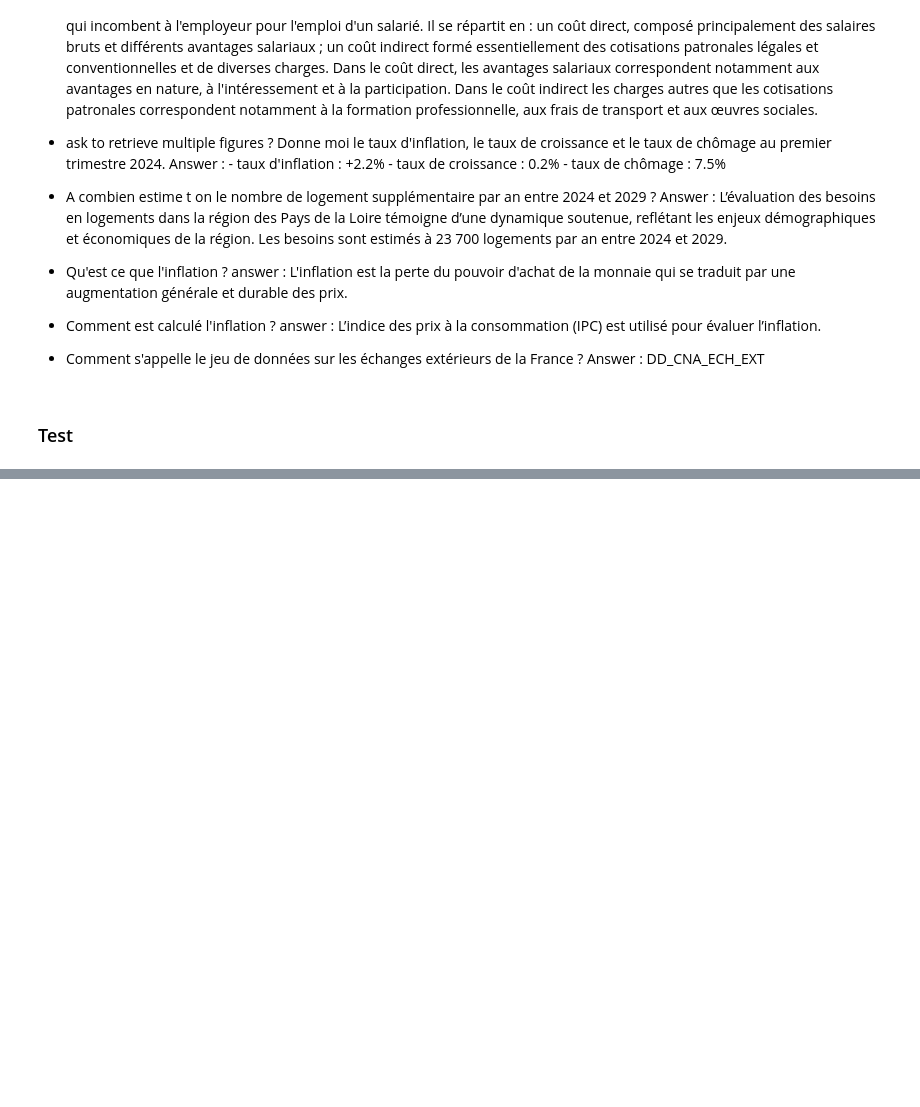
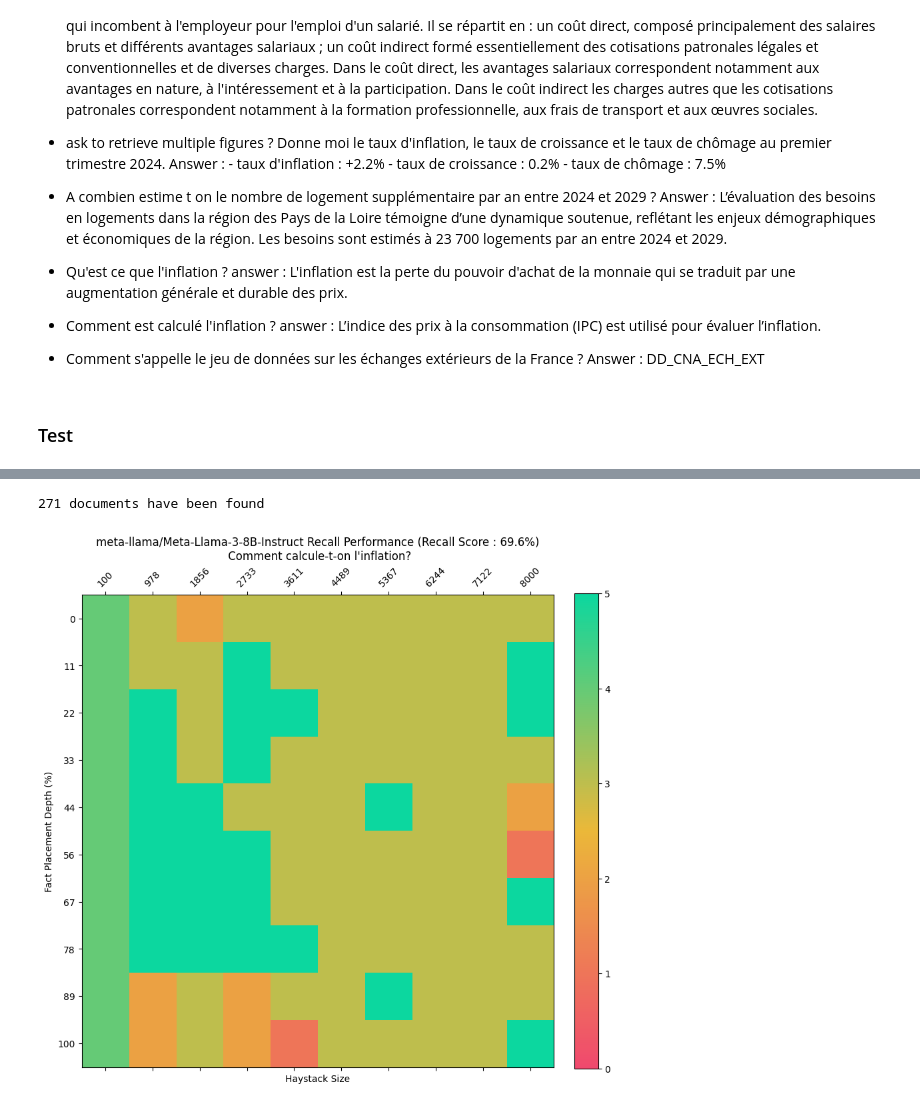
Before and after one commit to InseeFrLab/llm-open-data-insee, a Jupyter notebook: notebooks/llm_recall.ipynb, the cells around one changed output, grey strips where cells are left out. Drawn from its saved outputs; the diff is of its cells as text; code cells hidden in the pictures; blank space fills up the shorter version.

```diff
--- a/notebooks/llm_recall.ipynb
+++ b/notebooks/llm_recall.ipynb
@@ -821,0 +852,6 @@ The following 100 context_lenght & depth percentages will be tested :  [(100, 0)
+# %%
+res = llm_tester.load_results(results_dir="./results", model_name = "meta-llama/Meta-Llama-3-8B-Instruct", version=2)
+llm_tester.plot(results=res)
+# %% [output]
+271 documents have been found
+[figure, added]
```
Also changed, not shown: parts of 7 cells of this notebook, 7 other files.
